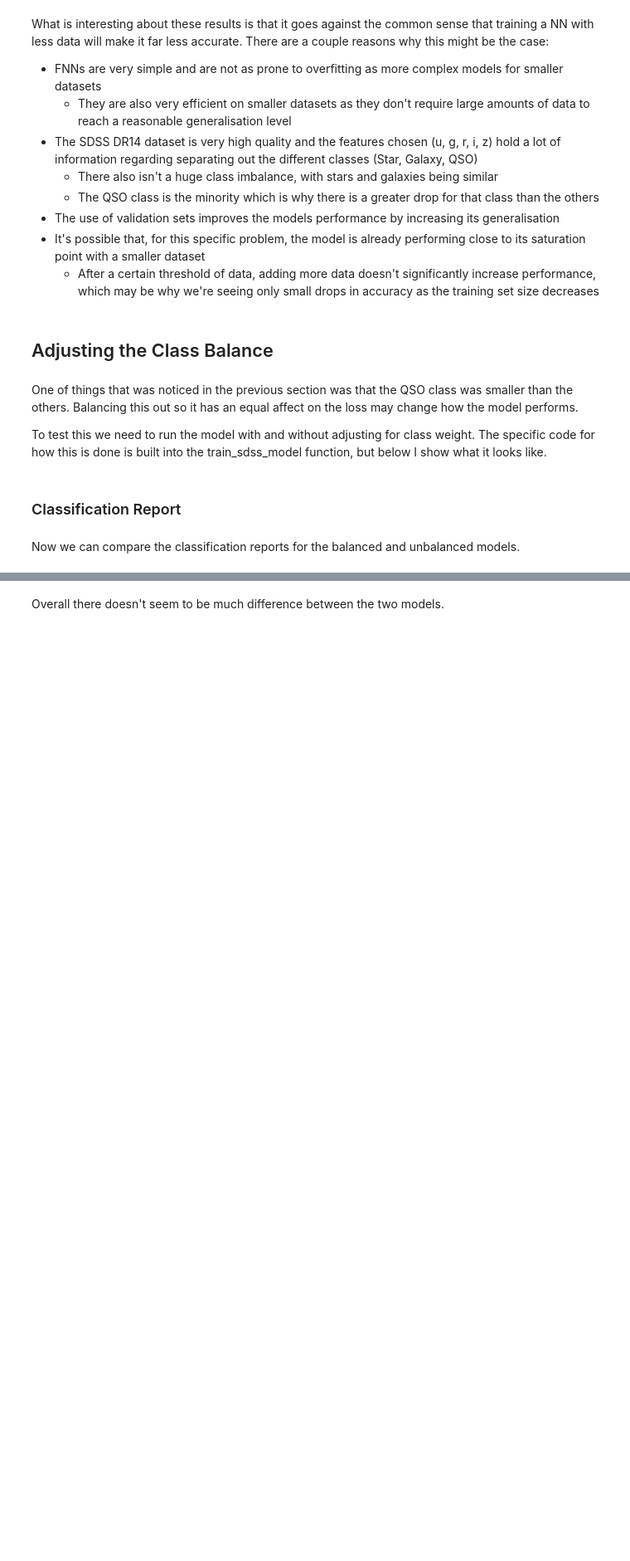
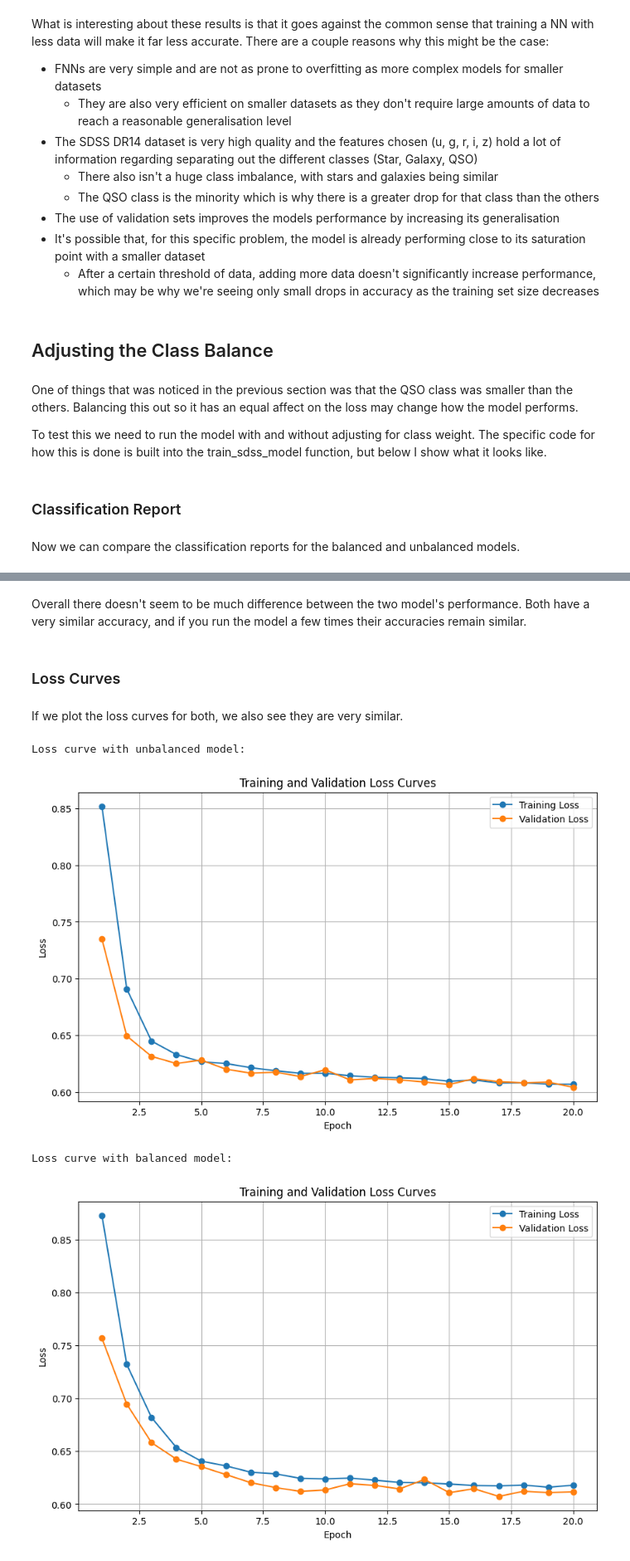
Before and after one commit to Ryan-Ursell/SDSS-DR14-Classification, a Jupyter notebook: py/Q3_folder/Q3.ipynb, the cells around one changed output, grey strips where cells are left out. Shown at 83% size. Drawn from its saved outputs; the diff is of its cells as text; code cells hidden in the pictures; blank space fills up the shorter version.

Commit message:
Add comments and code for the loss curves under class balance

```diff
--- a/py/Q3_folder/Q3.ipynb
+++ b/py/Q3_folder/Q3.ipynb
@@ -263,2 +263,17 @@ weighted avg     0.9393    0.9355    0.9360      2000
 # %% [markdown]
-Overall there doesn't seem to be much difference between the two models.
+Overall there doesn't seem to be much difference between the two model's performance. Both have a very similar accuracy, and if you run the model a few times their accuracies remain similar.
+# %% [markdown]
+### Loss Curves
+# %% [markdown]
+If we plot the loss curves for both, we also see they are very similar.
+# %%
+print("Loss curve with unbalanced model:")
+plot_loss(unbalanced_model['train_loss_history'], unbalanced_model['val_loss_history'])
+
+print("\nLoss curve with balanced model:")
+plot_loss(balanced_model['train_loss_history'], balanced_model['val_loss_history'])
+# %% [output]
+Loss curve with unbalanced model:
+[figure, added]
+Loss curve with balanced model:
+[figure, added]
```
Also changed, not shown: parts of 1 cell of this notebook.
